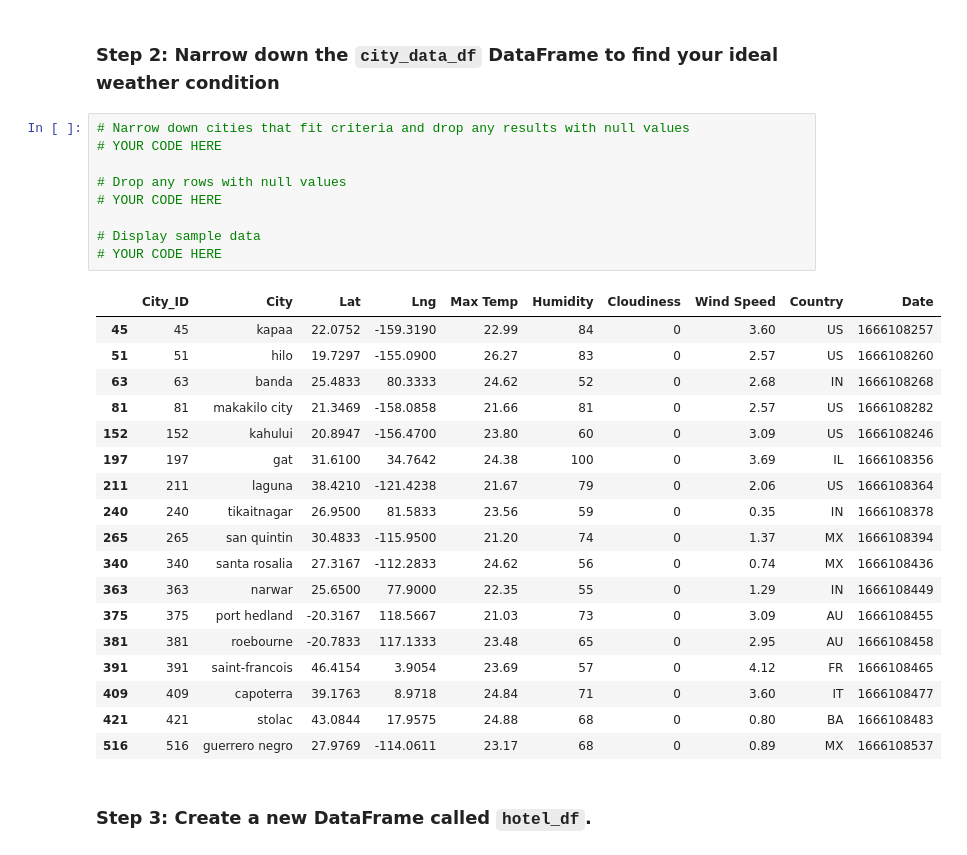
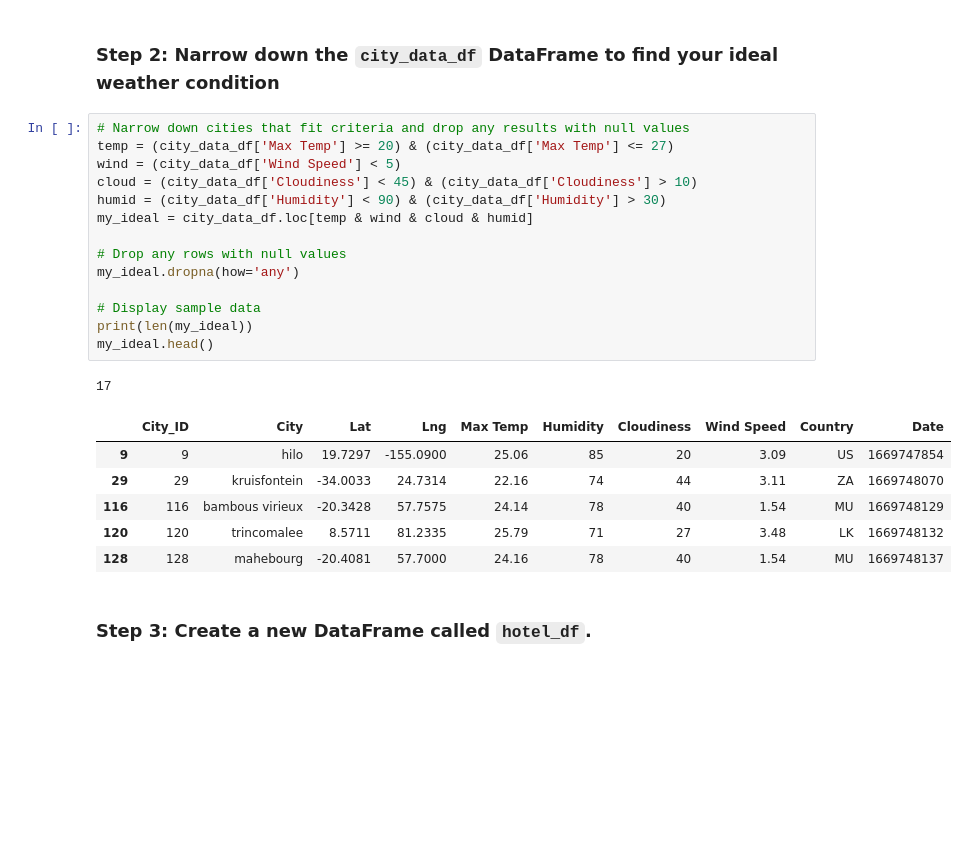
Before and after one commit to andcetera/python-api-challenge, a Jupyter notebook: Project Files/VacationPy.ipynb, the cells around one changed output. Cells and saved outputs as stored; diff of their text form; blank space fills up the shorter version.

```diff
--- a/Project Files/VacationPy.ipynb
+++ b/Project Files/VacationPy.ipynb
@@ -55,32 +55,26 @@ map_plot
 ### Step 2: Narrow down the `city_data_df` DataFrame to find your ideal weather condition
 # %%
 # Narrow down cities that fit criteria and drop any results with null values
-# YOUR CODE HERE
+temp = (city_data_df['Max Temp'] >= 20) & (city_data_df['Max Temp'] <= 27)
+wind = (city_data_df['Wind Speed'] < 5)
+cloud = (city_data_df['Cloudiness'] < 45) & (city_data_df['Cloudiness'] > 10)
+humid = (city_data_df['Humidity'] < 90) & (city_data_df['Humidity'] > 30)
+my_ideal = city_data_df.loc[temp & wind & cloud & humid]
 
 # Drop any rows with null values
-# YOUR CODE HERE
+my_ideal.dropna(how='any')
 
 # Display sample data
-# YOUR CODE HERE
+print(len(my_ideal))
+my_ideal.head()
 # %% [output]
+17
 |  | City_ID | City | Lat | Lng | Max Temp | Humidity | Cloudiness | Wind Speed | Country | Date |
-| 45 | 45 | kapaa | 22.0752 | -159.3190 | 22.99 | 84 | 0 | 3.60 | US | 1666108257 |
-| 51 | 51 | hilo | 19.7297 | -155.0900 | 26.27 | 83 | 0 | 2.57 | US | 1666108260 |
-| 63 | 63 | banda | 25.4833 | 80.3333 | 24.62 | 52 | 0 | 2.68 | IN | 1666108268 |
-| 81 | 81 | makakilo city | 21.3469 | -158.0858 | 21.66 | 81 | 0 | 2.57 | US | 1666108282 |
-| 152 | 152 | kahului | 20.8947 | -156.4700 | 23.80 | 60 | 0 | 3.09 | US | 1666108246 |
-| 197 | 197 | gat | 31.6100 | 34.7642 | 24.38 | 100 | 0 | 3.69 | IL | 1666108356 |
-| 211 | 211 | laguna | 38.4210 | -121.4238 | 21.67 | 79 | 0 | 2.06 | US | 1666108364 |
-| 240 | 240 | tikaitnagar | 26.9500 | 81.5833 | 23.56 | 59 | 0 | 0.35 | IN | 1666108378 |
-| 265 | 265 | san quintin | 30.4833 | -115.9500 | 21.20 | 74 | 0 | 1.37 | MX | 1666108394 |
-| 340 | 340 | santa rosalia | 27.3167 | -112.2833 | 24.62 | 56 | 0 | 0.74 | MX | 1666108436 |
-| 363 | 363 | narwar | 25.6500 | 77.9000 | 22.35 | 55 | 0 | 1.29 | IN | 1666108449 |
-| 375 | 375 | port hedland | -20.3167 | 118.5667 | 21.03 | 73 | 0 | 3.09 | AU | 1666108455 |
-| 381 | 381 | roebourne | -20.7833 | 117.1333 | 23.48 | 65 | 0 | 2.95 | AU | 1666108458 |
-| 391 | 391 | saint-francois | 46.4154 | 3.9054 | 23.69 | 57 | 0 | 4.12 | FR | 1666108465 |
-| 409 | 409 | capoterra | 39.1763 | 8.9718 | 24.84 | 71 | 0 | 3.60 | IT | 1666108477 |
-| 421 | 421 | stolac | 43.0844 | 17.9575 | 24.88 | 68 | 0 | 0.80 | BA | 1666108483 |
-| 516 | 516 | guerrero negro | 27.9769 | -114.0611 | 23.17 | 68 | 0 | 0.89 | MX | 1666108537 |
+| 9 | 9 | hilo | 19.7297 | -155.0900 | 25.06 | 85 | 20 | 3.09 | US | 1669747854 |
+| 29 | 29 | kruisfontein | -34.0033 | 24.7314 | 22.16 | 74 | 44 | 3.11 | ZA | 1669748070 |
+| 116 | 116 | bambous virieux | -20.3428 | 57.7575 | 24.14 | 78 | 40 | 1.54 | MU | 1669748129 |
+| 120 | 120 | trincomalee | 8.5711 | 81.2335 | 25.79 | 71 | 27 | 3.48 | LK | 1669748132 |
+| 128 | 128 | mahebourg | -20.4081 | 57.7000 | 24.16 | 78 | 40 | 1.54 | MU | 1669748137 |
 # %% [markdown]
 ### Step 3: Create a new DataFrame called `hotel_df`.
 # %%
```
Also changed, not shown: parts of 6 cells of this notebook.
